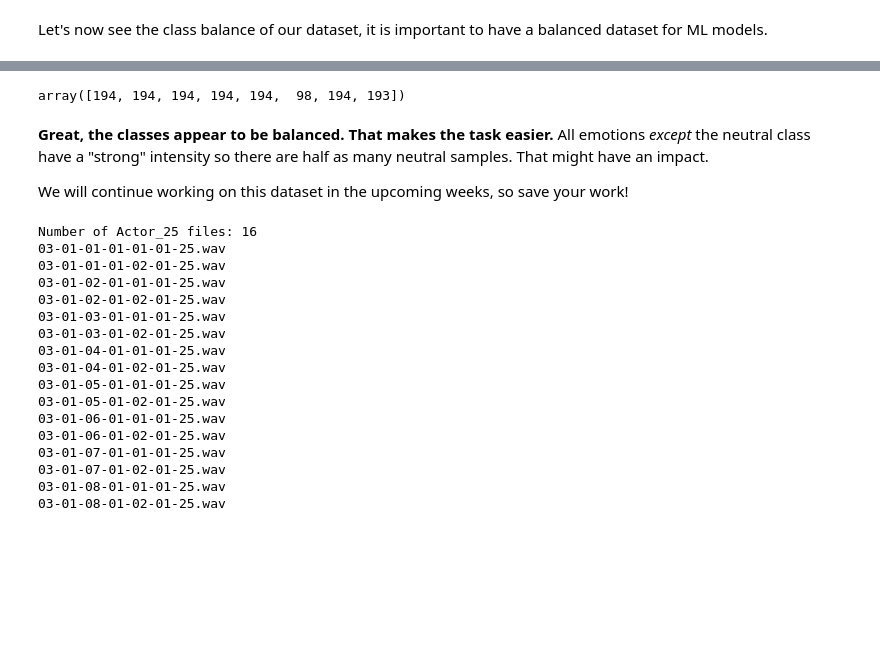
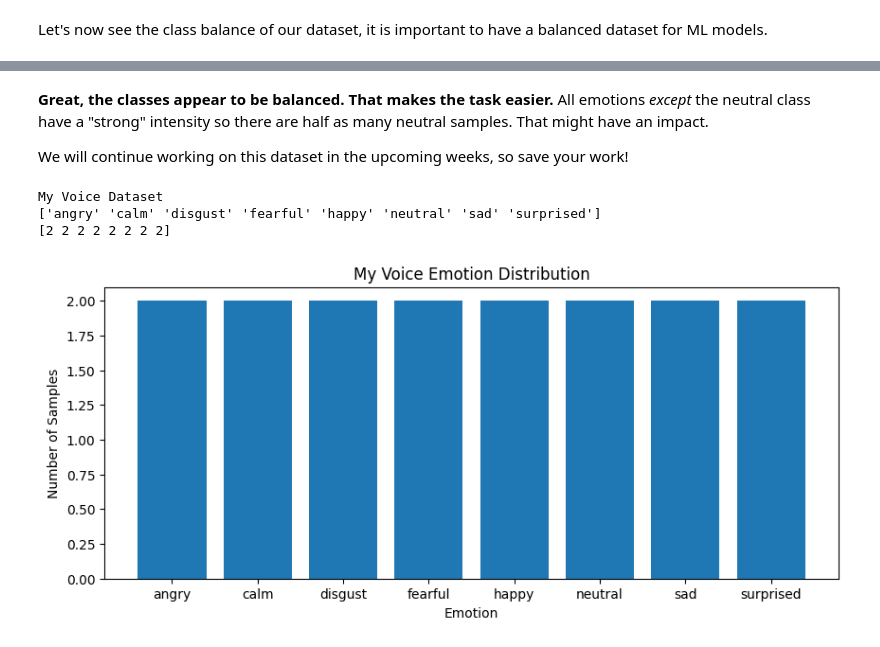
Before and after one commit to Mulin-Zhang3/Week2-DataPreprocessing, a Jupyter notebook: Week 2.ipynb, the cells around one changed output, grey strips where cells are left out. Drawn from its saved outputs; the diff is of its cells as text; code cells hidden in the pictures; blank space fills up the shorter version.

```diff
--- a/Week 2.ipynb
+++ b/Week 2.ipynb
@@ -774,36 +716,50 @@ array(['angry', 'calm', 'disgust', 'fearful', 'happy', 'neutral', 'sad',
-# %%
-count
-# %% [output]
-array([194, 194, 194, 194, 194,  98, 194, 193])
 # %% [markdown]
 **Great, the classes appear to be balanced. That makes the task easier.** All emotions _except_ the neutral class have a "strong" intensity so there are half as many neutral samples. That might have an impact.
 
 We will continue working on this dataset in the upcoming weeks, so save your work!
-# %%
-from glob import glob
-import os
-
-my_files = glob('/content/drive/MyDrive/IAT360/Ass2/Audio Data/Actor_25/*.wav')
-
-print("Number of Actor_25 files:", len(my_files))
-
-for f in sorted(my_files):
-    print(os.path.basename(f))
-# %% [output]
-Number of Actor_25 files: 16
-03-01-01-01-01-01-25.wav
-03-01-01-01-02-01-25.wav
-03-01-02-01-01-01-25.wav
-03-01-02-01-02-01-25.wav
-03-01-03-01-01-01-25.wav
-03-01-03-01-02-01-25.wav
-03-01-04-01-01-01-25.wav
-03-01-04-01-02-01-25.wav
-03-01-05-01-01-01-25.wav
-03-01-05-01-02-01-25.wav
-03-01-06-01-01-01-25.wav
-03-01-06-01-02-01-25.wav
-03-01-07-01-01-01-25.wav
-03-01-07-01-02-01-25.wav
-03-01-08-01-01-01-25.wav
-03-01-08-01-02-01-25.wav
+# %%
+from glob import glob
+import os
+import numpy as np
+import matplotlib.pyplot as plt
+
+# emotion labels
+emotions_dict = {
+    '01':'neutral',
+    '02':'calm',
+    '03':'happy',
+    '04':'sad',
+    '05':'angry',
+    '06':'fearful',
+    '07':'disgust',
+    '08':'surprised'
+}
+
+# load Actor_25 only
+my_audio = glob('/content/drive/MyDrive/IAT360/Ass2/Audio Data/Actor_25/*.wav')
+
+my_emotions = []
+
+for file in my_audio:
+    file_name = os.path.basename(file)
+    emotion = emotions_dict[file_name.split("-")[2]]
+    my_emotions.append(emotion)
+
+emotion_list, count = np.unique(my_emotions, return_counts=True)
+
+print("My Voice Dataset")
+print(emotion_list)
+print(count)
+
+# plot
+plt.figure(figsize=(10,4))
+plt.bar(emotion_list, count)
+plt.xlabel("Emotion")
+plt.ylabel("Number of Samples")
+plt.title("My Voice Emotion Distribution")
+plt.show()
+# %% [output]
+My Voice Dataset
+['angry' 'calm' 'disgust' 'fearful' 'happy' 'neutral' 'sad' 'surprised']
+[2 2 2 2 2 2 2 2]
+[figure, added]
```
Also changed, not shown: parts of 21 cells of this notebook.
